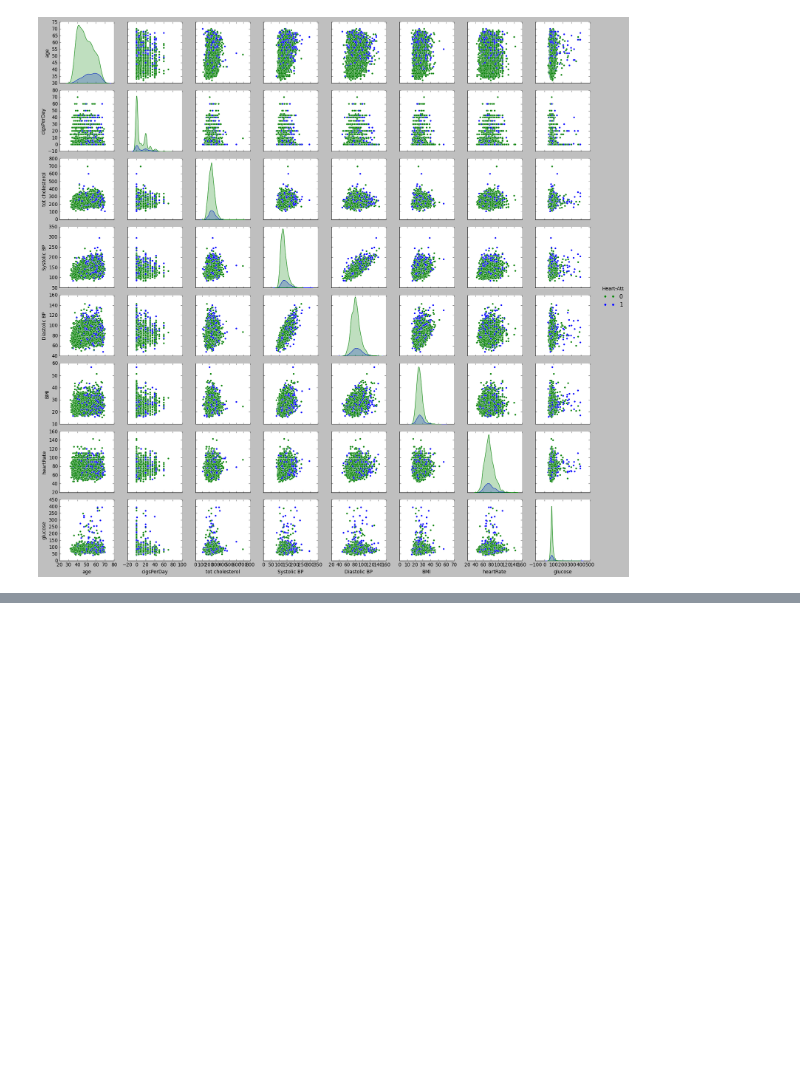
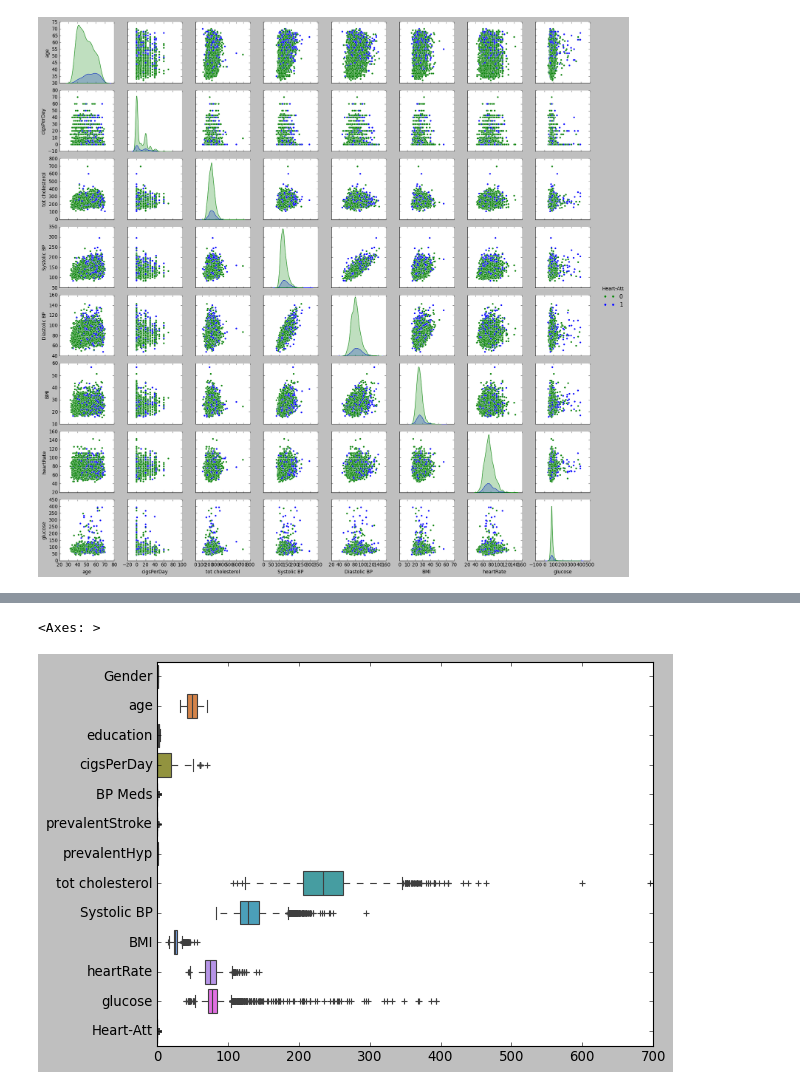
Before and after one commit to kumarideepali0402/AI-ML, a Jupyter notebook: practice.ipynb, the cells around one changed output, grey strips where cells are left out. Cells and saved outputs as stored; diff of their text form; code cells hidden in the pictures; blank space fills up the shorter version.

```diff
--- a/practice.ipynb
+++ b/practice.ipynb
@@ -316,0 +337,2 @@ sns.pairplot(df[num+["Heart-Att"]],hue="Heart-Att",palette=["green","blue"])
+# %%
+df.drop(['currentSmoker','diabetes','Diastolic BP'],inplace=True,axis=1)
@@ -316,0 +362,5 @@ sns.pairplot(df[num+["Heart-Att"]],hue="Heart-Att",palette=["green","blue"])
+# %%
+sns.boxplot(df,orient='h')
+# %% [output]
+<Axes: >
+[figure, added]
```
Also changed, not shown: parts of 9 cells of this notebook, 2 other files.
